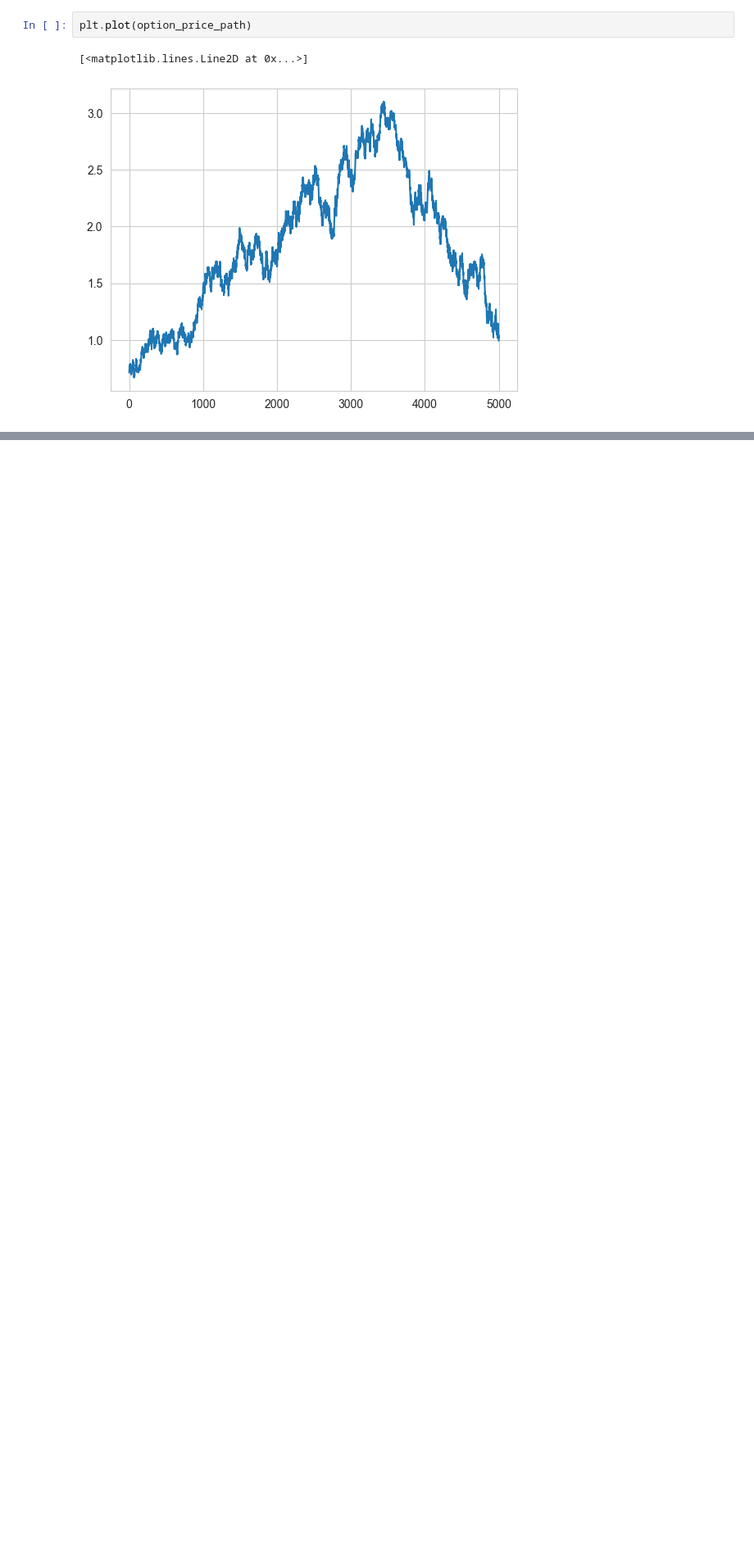
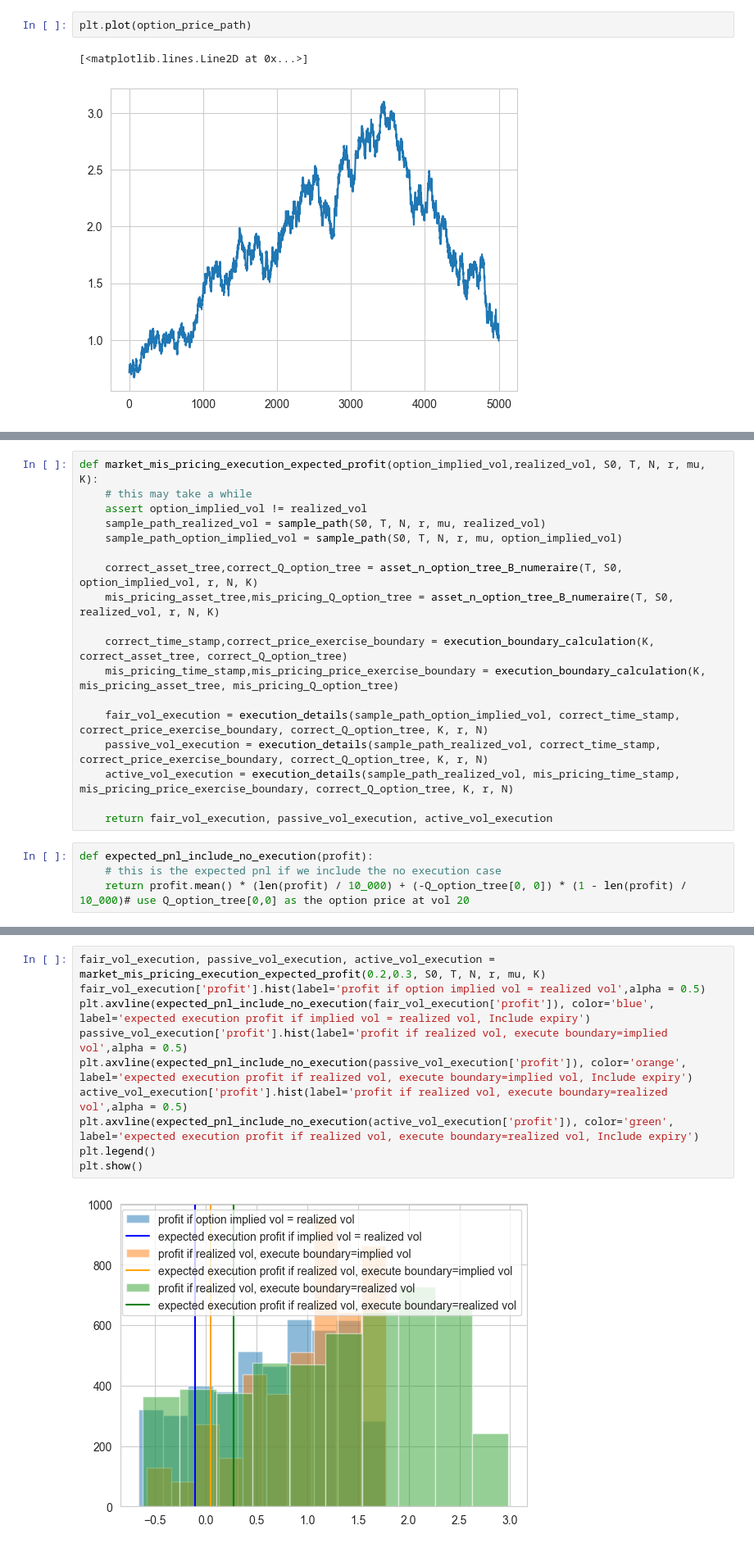
Before and after one commit to kaiwenShen/Pricing_Project1, a Jupyter notebook: Project1.ipynb, the cells around one changed output, grey strips where cells are left out. Shown at 82% size. Cells and saved outputs as stored; diff of their text form; blank space fills up the shorter version.

```diff
--- a/Project1.ipynb
+++ b/Project1.ipynb
@@ -245,0 +337,22 @@ plt.plot(option_price_path)
+# %%
+def market_mis_pricing_execution_expected_profit(option_implied_vol,realized_vol, S0, T, N, r, mu, K):
+    # this may take a while
+    assert option_implied_vol != realized_vol
+    sample_path_realized_vol = sample_path(S0, T, N, r, mu, realized_vol)
+    sample_path_option_implied_vol = sample_path(S0, T, N, r, mu, option_implied_vol)
+
+    correct_asset_tree,correct_Q_option_tree = asset_n_option_tree_B_numeraire(T, S0, option_implied_vol, r, N, K)
+    mis_pricing_asset_tree,mis_pricing_Q_option_tree = asset_n_option_tree_B_numeraire(T, S0, realized_vol, r, N, K)
+
+    correct_time_stamp,correct_price_exercise_boundary = execution_boundary_calculation(K, correct_asset_tree, correct_Q_option_tree)
+    mis_pricing_time_stamp,mis_pricing_price_exercise_boundary = execution_boundary_calculation(K, mis_pricing_asset_tree, mis_pricing_Q_option_tree)
+
+    fair_vol_execution = execution_details(sample_path_option_implied_vol, correct_time_stamp, correct_price_exercise_boundary, correct_Q_option_tree, K, r, N)
+    passive_vol_execution = execution_details(sample_path_realized_vol, correct_time_stamp, correct_price_exercise_boundary, correct_Q_option_tree, K, r, N)
+    active_vol_execution = execution_details(sample_path_realized_vol, mis_pricing_time_stamp, mis_pricing_price_exercise_boundary, correct_Q_option_tree, K, r, N)
+
+    return fair_vol_execution, passive_vol_execution, active_vol_execution
+# %%
+def expected_pnl_include_no_execution(profit):
+    # this is the expected pnl if we include the no execution case
+    return profit.mean() * (len(profit) / 10_000) + (-Q_option_tree[0, 0]) * (1 - len(profit) / 10_000)# use Q_option_tree[0,0] as the option price at vol 20
@@ -245,0 +362,12 @@ plt.plot(option_price_path)
+# %%
+fair_vol_execution, passive_vol_execution, active_vol_execution = market_mis_pricing_execution_expected_profit(0.2,0.3, S0, T, N, r, mu, K)
+fair_vol_execution['profit'].hist(label='profit if option implied vol = realized vol',alpha = 0.5)
+plt.axvline(expected_pnl_include_no_execution(fair_vol_execution['profit']), color='blue', label='expected execution profit if implied vol = realized vol, Include expiry')
+passive_vol_execution['profit'].hist(label='profit if realized vol, execute boundary=implied vol',alpha = 0.5)
+plt.axvline(expected_pnl_include_no_execution(passive_vol_execution['profit']), color='orange', label='expected execution profit if realized vol, execute boundary=implied vol, Include expiry')
+active_vol_execution['profit'].hist(label='profit if realized vol, execute boundary=realized vol',alpha = 0.5)
+plt.axvline(expected_pnl_include_no_execution(active_vol_execution['profit']), color='green', label='expected execution profit if realized vol, execute boundary=realized vol, Include expiry')
+plt.legend()
+plt.show()
+# %% [output]
+[figure, added]
```
Also changed, not shown: parts of 36 cells of this notebook.
